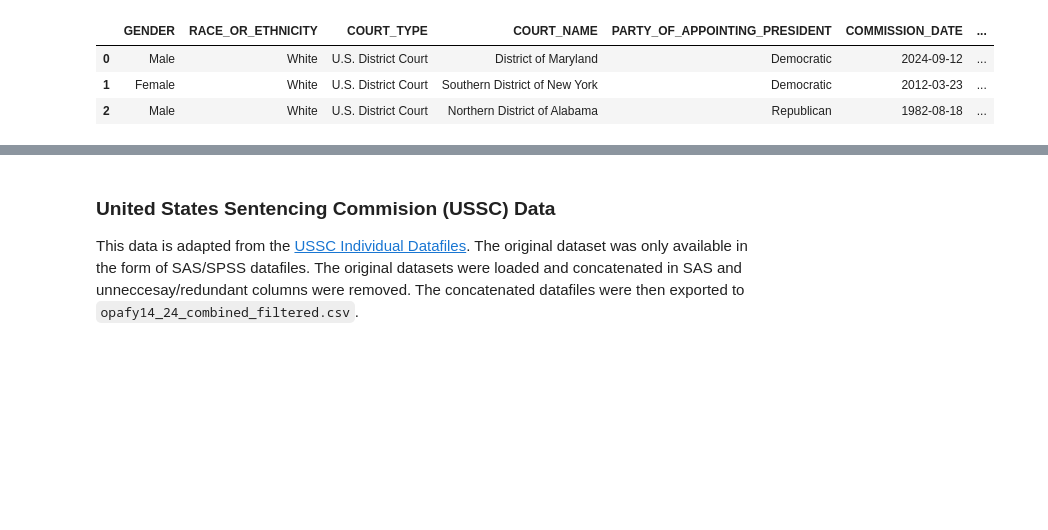
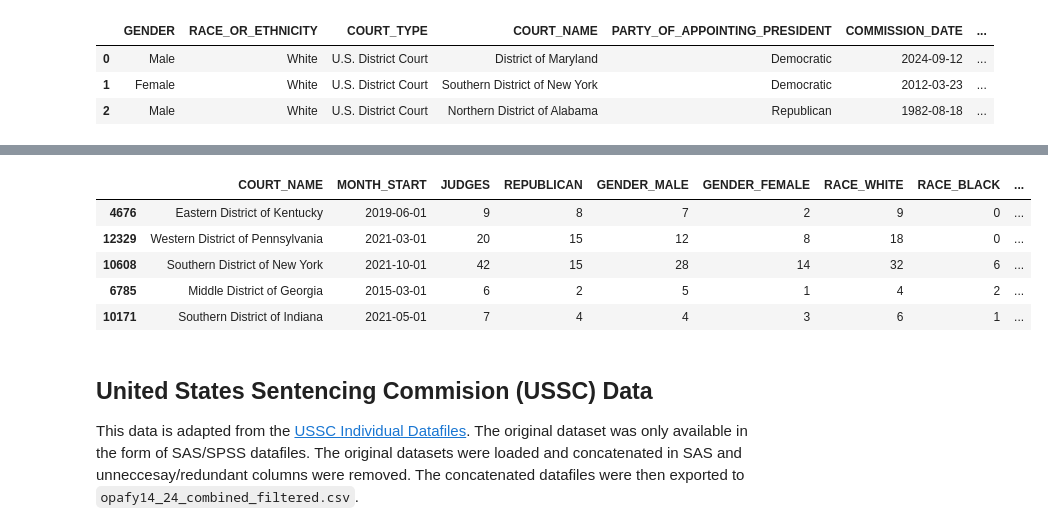
Before and after one commit to aj-bei/USSC-Fairness-Analysis-DTSC-430X-Capstone-, a Jupyter notebook: scripts/DTSC430XCapstoneSourceCd.ipynb, the cells around one changed output, grey strips where cells are left out. Saved outputs shown, nothing was run; the diff lists cells and outputs as text; code cells hidden in the pictures; blank space fills up the shorter version.

Commit message:
Finished calculating court statistics by month

```diff
--- a/scripts/DTSC430XCapstoneSourceCd.ipynb
+++ b/scripts/DTSC430XCapstoneSourceCd.ipynb
@@ -504,19 +535,19 @@ value_vars = [
     [f"TERMINATION_DATE_{i}" for i in range (1, 7)]
 ]
 
-judges_df_wide = []
+judges_df_long = []
 
 for i, sublist in enumerate(value_vars):
     if i==0:
-        judges_df_wide.append(
+        judges_df_long.append(
             pd.melt(judges_df, id_vars=id_vars, value_vars=sublist, value_name=i)
         )
     else:
-        # we dont need to add gender and race columns again
-        judges_df_wide.append(
+        # we dont need to add gender and race columns again, so we use 2:
+        judges_df_long.append(
             pd.melt(judges_df, id_vars=id_vars, value_vars=sublist, value_name=i).iloc[:, 2:]
         )
-judges_df_wide = pd.concat(judges_df_wide, axis=1)
+judges_df_long = pd.concat(judges_df_long, axis=1)
 
 col_rename_dict = {
     0: "COURT_TYPE", 1: "COURT_NAME",
@@ -529,9 +560,9 @@ cols_to_keep = [
     "PARTY_OF_APPOINTING_PRESIDENT",
     "COMMISSION_DATE", "TERMINATION_DATE"
 ]
-judges_df_wide = judges_df_wide.rename(col_rename_dict, axis=1)[cols_to_keep]
-judges_df_wide = judges_df_wide.dropna(subset=["COURT_NAME"])
-judges_df_wide.head(3)
+judges_df_long = judges_df_long.rename(col_rename_dict, axis=1)[cols_to_keep]
+judges_df_long = judges_df_long.dropna(subset=["COURT_NAME"])
+judges_df_long.head(3)
 # %% [output]
 |  | GENDER | RACE_OR_ETHNICITY | COURT_TYPE | COURT_NAME | PARTY_OF_APPOINTING_PRESIDENT | COMMISSION_DATE | ... |
 | 0 | Male | White | U.S. District Court | District of Maryland | Democratic | 2024-09-12 | ... |
@@ -580,5 +628,64 @@ judges_by_month.head()
+# %%
+# df of the beginnning end of every month in our analysis pd.
+month_df = pd.DataFrame({"MONTH_START": pd.date_range(start=START_DATE, end=END_DATE, freq="MS")})
+month_df["MONTH_END"] = month_df["MONTH_START"] + pd.offsets.MonthEnd(0)
+
+# cartesian product of every judge-court combination with every month in the analysis pd.
+judge_month = judges_df_long.merge(month_df, how="cross")
+
+# filter cartesian product df to only include rows where there is an overlap btwn the judge's tenure and the month
+judge_month = judge_month[
+    (judge_month["TERMINATION_DATE"] >= judge_month["MONTH_START"]) &
+    (judge_month["COMMISSION_DATE"] <= judge_month["MONTH_END"])
+]
+
+# create columns of 1s and 0s to be summed
+judge_month["JUDGES"] = 1
+judge_month["REPUBLICAN"] = (judge_month["PARTY_OF_APPOINTING_PRESIDENT"] == "Republican").astype(int)
+
+judge_month["GENDER_MALE"] = (judge_month["GENDER"] == "Male").astype(int)
+judge_month["GENDER_FEMALE"] = (judge_month["GENDER"] == "Female").astype(int)
+
+judge_month["RACE_WHITE"] = (judge_month["RACE_OR_ETHNICITY"] == "White").astype(int)
+judge_month["RACE_BLACK"] = (judge_month["RACE_OR_ETHNICITY"] == "Black").astype(int)
+judge_month["RACE_HISPANIC"] = (judge_month["RACE_OR_ETHNICITY"] == "Hispanic").astype(int)
+judge_month["RACE_ASIAN"] = (judge_month["RACE_OR_ETHNICITY"] == "Asian").astype(int)
+judge_month["RACE_OTHER"] = (judge_month["RACE_OR_ETHNICITY"] == "Other").astype(int)
+
+# aggregate all counts
+judges_by_month = (
+    judge_month
+    .groupby(["COURT_NAME", "MONTH_START"], as_index=False)
+    .agg({
+        "JUDGES": "sum",
+        "REPUBLICAN": "sum",
+        "GENDER_MALE": "sum",
+        "GENDER_FEMALE": "sum",
+        "RACE_WHITE": "sum",
+        "RACE_BLACK": "sum",
+        "RACE_HISPANIC": "sum",
+        "RACE_ASIAN": "sum",
+        "RACE_OTHER": "sum",
+    })
+)
+
+# free up memory
+del judge_month
+del judges_df_long
+del judges_df
+
+# visualize 3 random indices
+idxs = np.random.randint(0, len(judges_by_month), size=3)
+judges_by_month.iloc[idxs, :]
+# %% [output]
+|  | COURT_NAME | MONTH_START | JUDGES | REPUBLICAN | GENDER_MALE | GENDER_FEMALE | RACE_WHITE | RACE_BLACK | ... |
+| 4676 | Eastern District of Kentucky | 2019-06-01 | 9 | 8 | 7 | 2 | 9 | 0 | ... |
+| 12329 | Western District of Pennsylvania | 2021-03-01 | 20 | 15 | 12 | 8 | 18 | 0 | ... |
+| 10608 | Southern District of New York | 2021-10-01 | 42 | 15 | 28 | 14 | 32 | 6 | ... |
+| 6785 | Middle District of Georgia | 2015-03-01 | 6 | 2 | 5 | 1 | 4 | 2 | ... |
+| 10171 | Southern District of Indiana | 2021-05-01 | 7 | 4 | 4 | 3 | 6 | 1 | ... |
 # %% [markdown]
-### United States Sentencing Commision (USSC) Data
+## United States Sentencing Commision (USSC) Data
 
 This data is adapted from the [USSC Individual Datafiles](https://www.ussc.gov/research/datafiles/commission-datafiles). The original dataset was only available in the form of SAS/SPSS datafiles. The original datasets were loaded and concatenated in SAS and unneccesay/redundant columns were removed. The concatenated datafiles were then exported to `opafy14_24_combined_filtered.csv`.
 # %%
```
Also changed, not shown: parts of 22 cells of this notebook, 1 other file.
